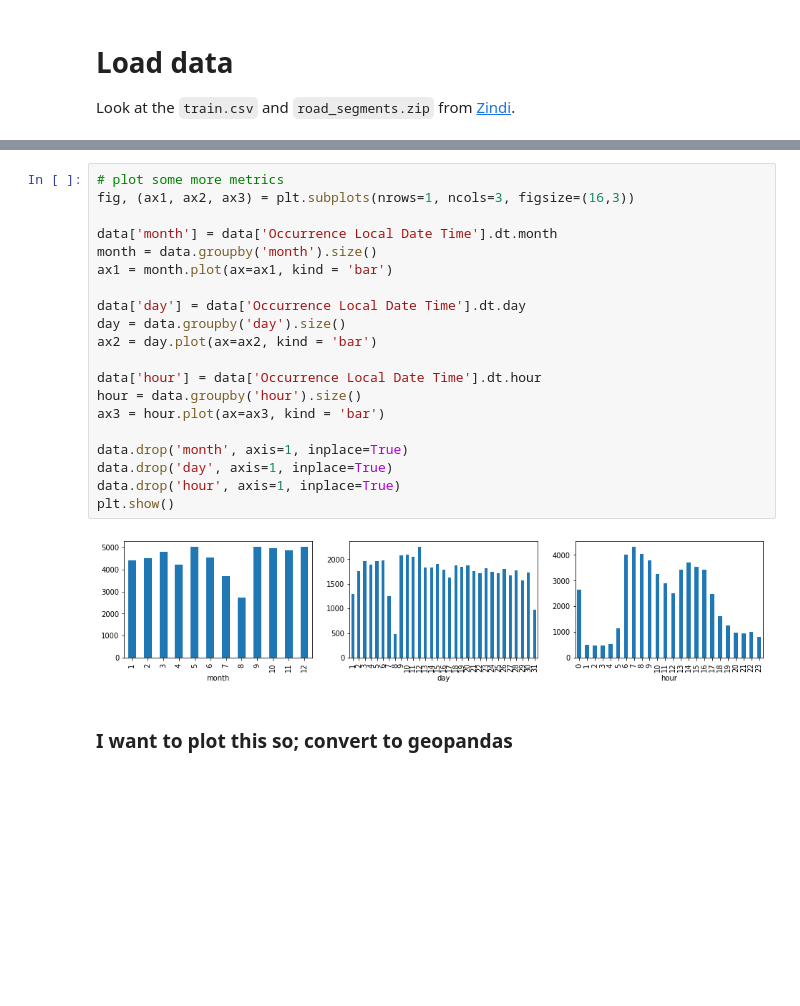
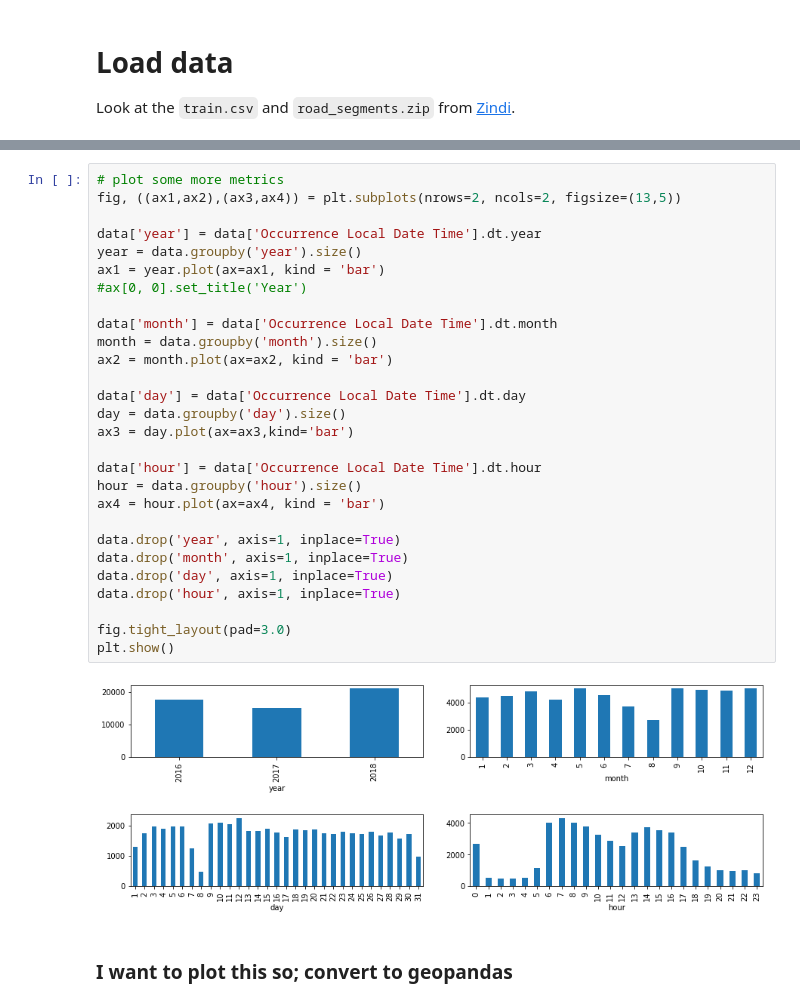
Before and after one commit to AdrianKriger/Zindi_SANRAL, a Jupyter notebook: 01_SimpleXGBClassifier.ipynb, the cells around one changed output, grey strips where cells are left out. Saved outputs shown, nothing was run; the diff lists cells and outputs as text; blank space fills up the shorter version.

Commit message:
changed and added plots, edit comments

```diff
--- a/01_SimpleXGBClassifier.ipynb
+++ b/01_SimpleXGBClassifier.ipynb
@@ -88,26 +111,34 @@ plt.show()
 [figure]
 # %%
 # plot some more metrics
-fig, (ax1, ax2, ax3) = plt.subplots(nrows=1, ncols=3, figsize=(16,3))
+fig, ((ax1,ax2),(ax3,ax4)) = plt.subplots(nrows=2, ncols=2, figsize=(13,5))
+
+data['year'] = data['Occurrence Local Date Time'].dt.year
+year = data.groupby('year').size()
+ax1 = year.plot(ax=ax1, kind = 'bar')
+#ax[0, 0].set_title('Year')
 
 data['month'] = data['Occurrence Local Date Time'].dt.month
 month = data.groupby('month').size()
-ax1 = month.plot(ax=ax1, kind = 'bar')
+ax2 = month.plot(ax=ax2, kind = 'bar')
 
 data['day'] = data['Occurrence Local Date Time'].dt.day
 day = data.groupby('day').size()
-ax2 = day.plot(ax=ax2, kind = 'bar')
+ax3 = day.plot(ax=ax3,kind='bar')
 
 data['hour'] = data['Occurrence Local Date Time'].dt.hour
 hour = data.groupby('hour').size()
-ax3 = hour.plot(ax=ax3, kind = 'bar')
+ax4 = hour.plot(ax=ax4, kind = 'bar')
 
+data.drop('year', axis=1, inplace=True)
 data.drop('month', axis=1, inplace=True)
 data.drop('day', axis=1, inplace=True)
 data.drop('hour', axis=1, inplace=True)
+
+fig.tight_layout(pad=3.0)
 plt.show()
 # %% [output]
-[figure, old version]
+[figure, new version]
 # %% [markdown]
 ### I want to plot this so; convert to geopandas
 # %%
```
Also changed, not shown: parts of 39 cells of this notebook.
